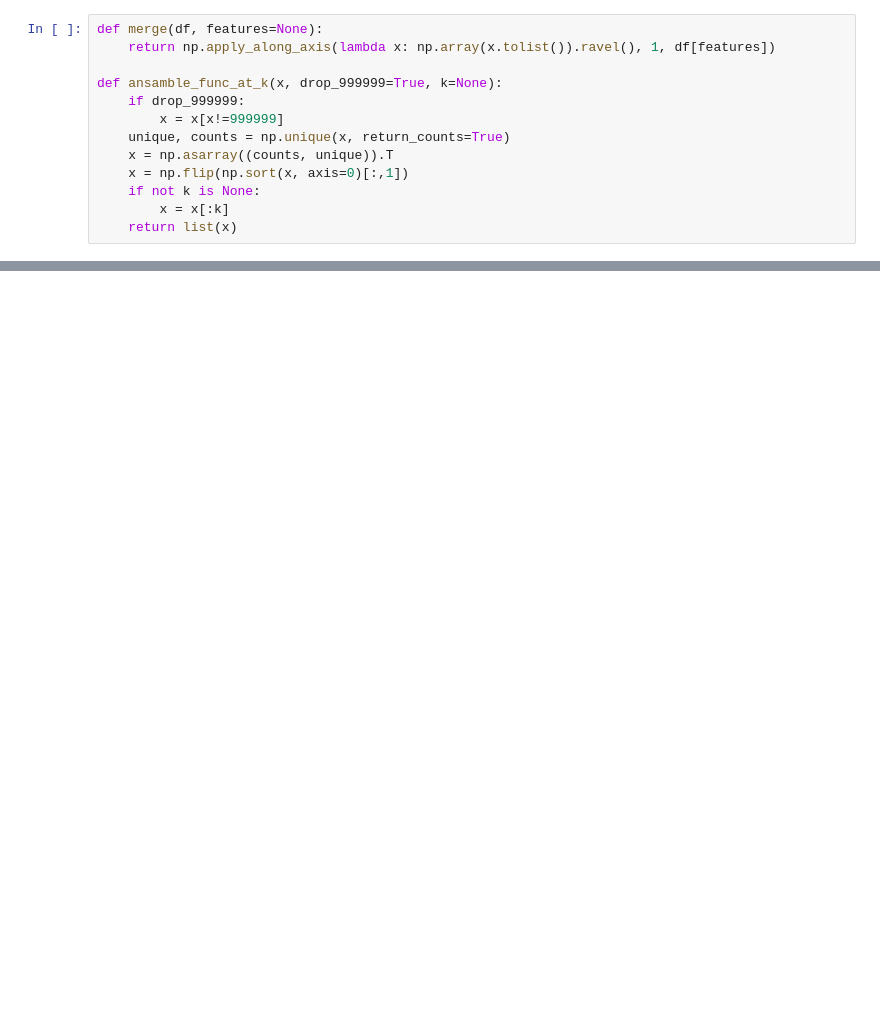
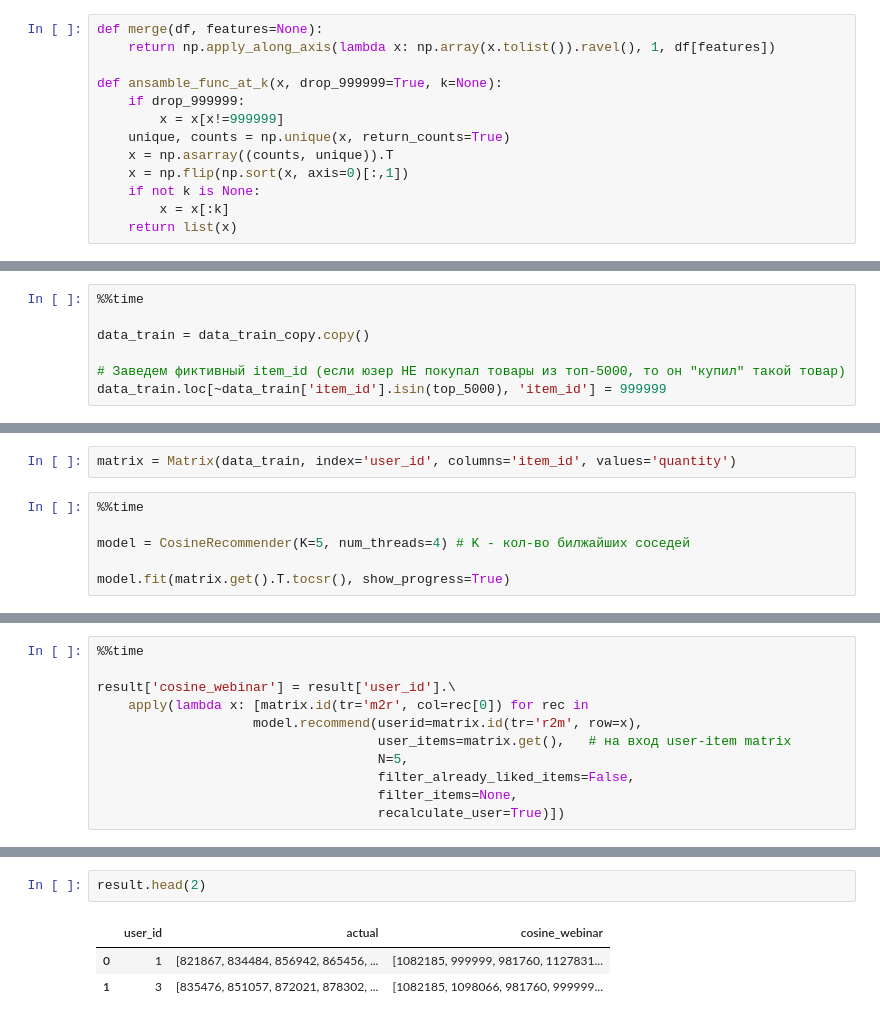
Before and after one commit to pddl/gb-12, a Jupyter notebook: 02_Lesson_2_Practice.ipynb, the cells around one changed output, grey strips where cells are left out. Cells and saved outputs as stored; diff of their text form; blank space fills up the shorter version.

```diff
--- a/02_Lesson_2_Practice.ipynb
+++ b/02_Lesson_2_Practice.ipynb
@@ -605,0 +884,7 @@ ansamble_func_at_k            : Mean 0.16383
+# %%
+%%time
+
+data_train = data_train_copy.copy()
+
+# Заведем фиктивный item_id (если юзер НЕ покупал товары из топ-5000, то он "купил" такой товар)
+data_train.loc[~data_train['item_id'].isin(top_5000), 'item_id'] = 999999
@@ -605,0 +894,8 @@ ansamble_func_at_k            : Mean 0.16383
+# %%
+matrix = Matrix(data_train, index='user_id', columns='item_id', values='quantity')
+# %%
+%%time
+
+model = CosineRecommender(K=5, num_threads=4) # K - кол-во билжайших соседей
+
+model.fit(matrix.get().T.tocsr(), show_progress=True)
@@ -605,0 +905,11 @@ ansamble_func_at_k            : Mean 0.16383
+# %%
+%%time
+
+result['cosine_webinar'] = result['user_id'].\
+    apply(lambda x: [matrix.id(tr='m2r', col=rec[0]) for rec in
+                    model.recommend(userid=matrix.id(tr='r2m', row=x),
+                                    user_items=matrix.get(),   # на вход user-item matrix
+                                    N=5,
+                                    filter_already_liked_items=False,
+                                    filter_items=None,
+                                    recalculate_user=True)])
@@ -605,0 +919,6 @@ ansamble_func_at_k            : Mean 0.16383
+# %%
+result.head(2)
+# %% [output]
+|  | user_id | actual | cosine_webinar |
+| 0 | 1 | [821867, 834484, 856942, 865456, ... | [1082185, 999999, 981760, 1127831... |
+| 1 | 3 | [835476, 851057, 872021, 878302, ... | [1082185, 1098066, 981760, 999999... |
```
Also changed, not shown: parts of 71 cells of this notebook.
